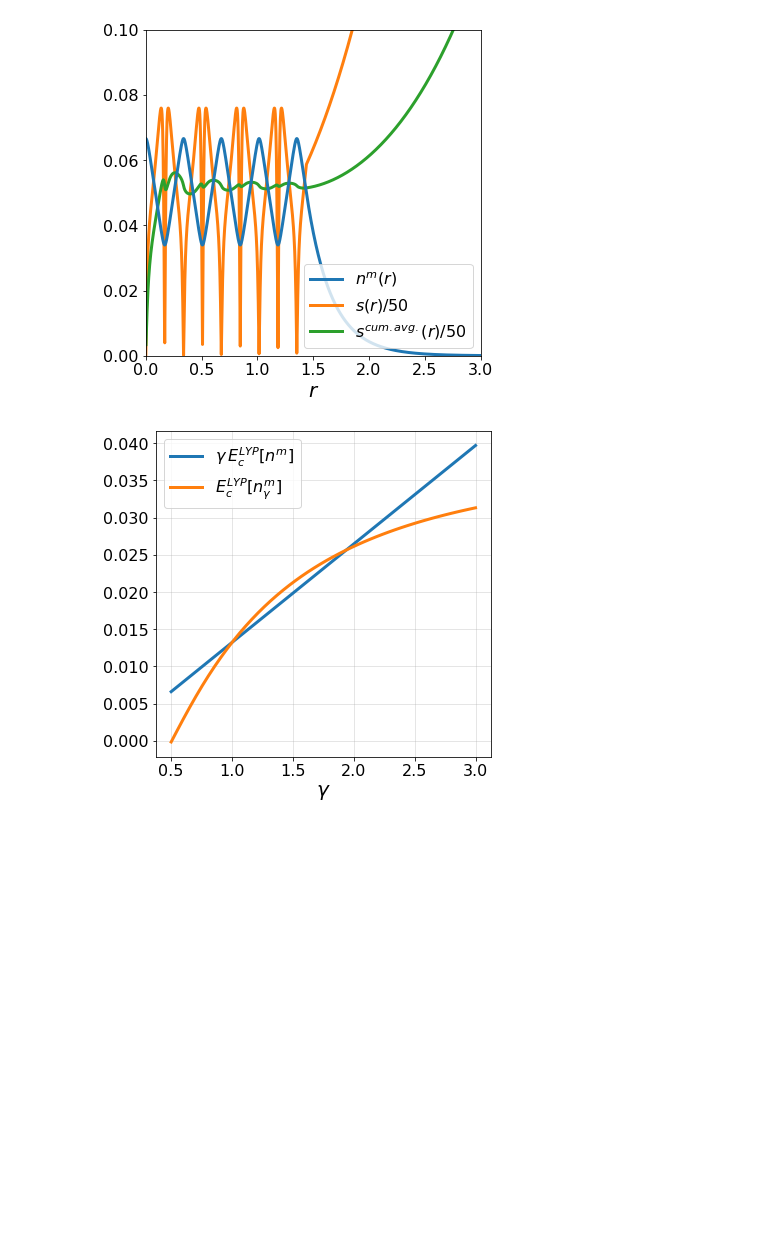
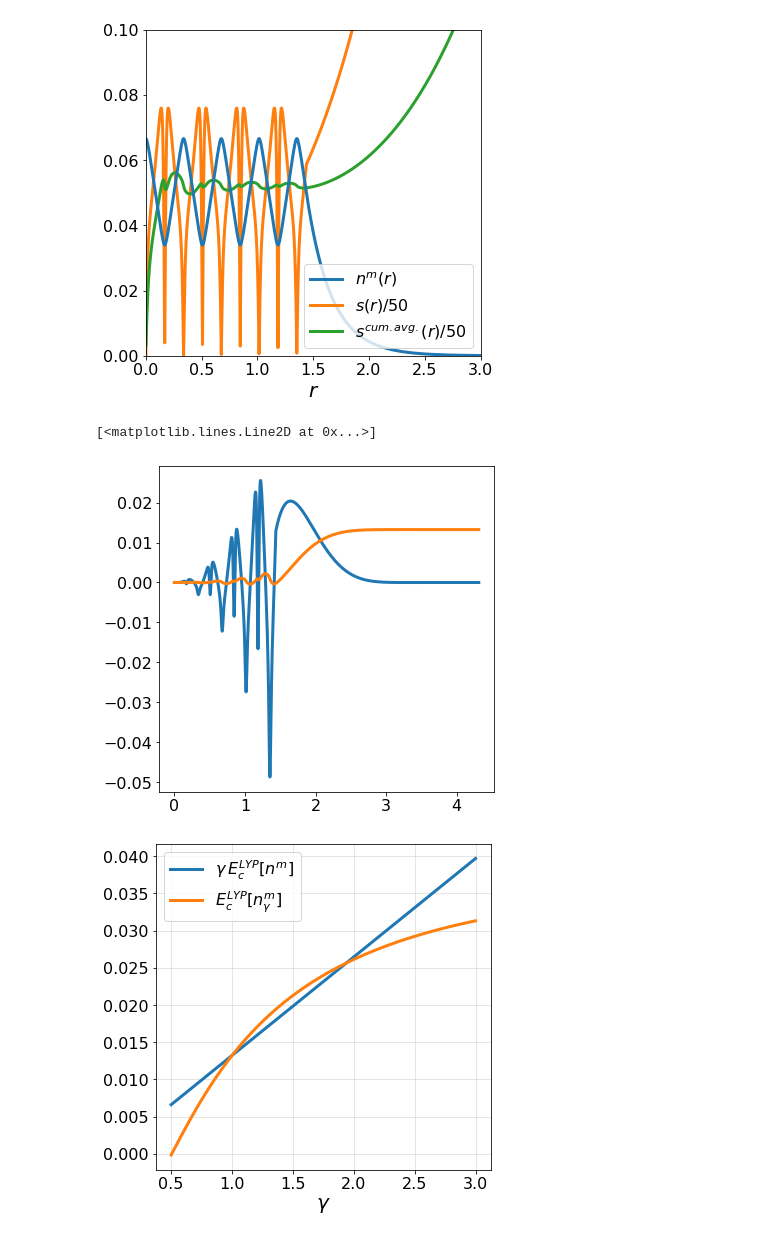
Before and after one commit to pedersor/DFT_exconditions, a Jupyter notebook: e_c_scaling/counter_examples.ipynb, the cells around one changed output. Saved outputs shown, nothing was run; the diff lists cells and outputs as text; code cells hidden in the pictures; blank space fills up the shorter version.

Commit message:
lyp example eps_c regions plot

```diff
--- a/e_c_scaling/counter_examples.ipynb
+++ b/e_c_scaling/counter_examples.ipynb
@@ -94,6 +94,19 @@ def monster(gamma, r_s_min, r_s_max, s_target, num_peaks, smoothing_factor, base
   return grids , n_m, n_m_grad
 
 
+def get_eps_c(func_c, gamma, density):
+
+  grids, n_m, n_m_grad = density(gamma=gamma)
+
+  inp = {}
+  inp["rho"] = n_m
+  inp["sigma"] = n_m_grad**2
+
+  func_c_res = func_c.compute(inp)
+  eps_c = np.squeeze(func_c_res['zk'])
+
+  return eps_c
+
 def get_E_c_gam(func_c, gamma, density):
 
   grids, n_m, n_m_grad = density(gamma=gamma)
@@ -132,6 +145,16 @@ plt.xlim(left=0, right=3)
 plt.savefig(f'monster_density_{xc_label}.pdf', bbox_inches='tight')
 # %% [output]
 [figure]
+# %%
+eps_c = get_eps_c(func_c, 1, density)
+integrand = 4*pi*eps_c*n_m*(grids**2)
+
+
+plt.plot(grids, integrand)
+plt.plot(grids, grids_dx*np.cumsum(integrand))
+# %% [output]
+[<matplotlib.lines.Line2D at 0x...>]
+[figure, added]
 # %%
 
 E_c_gams = []
```
